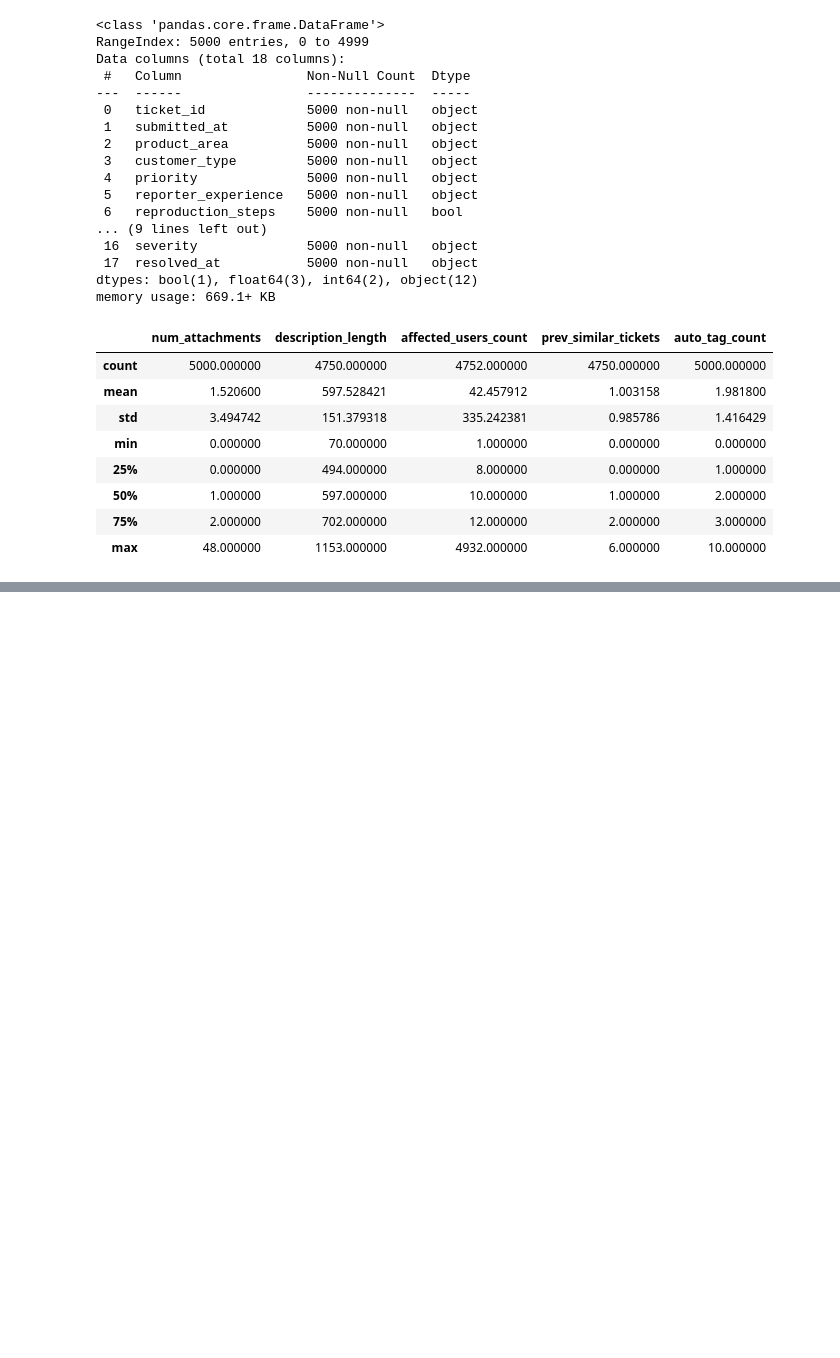
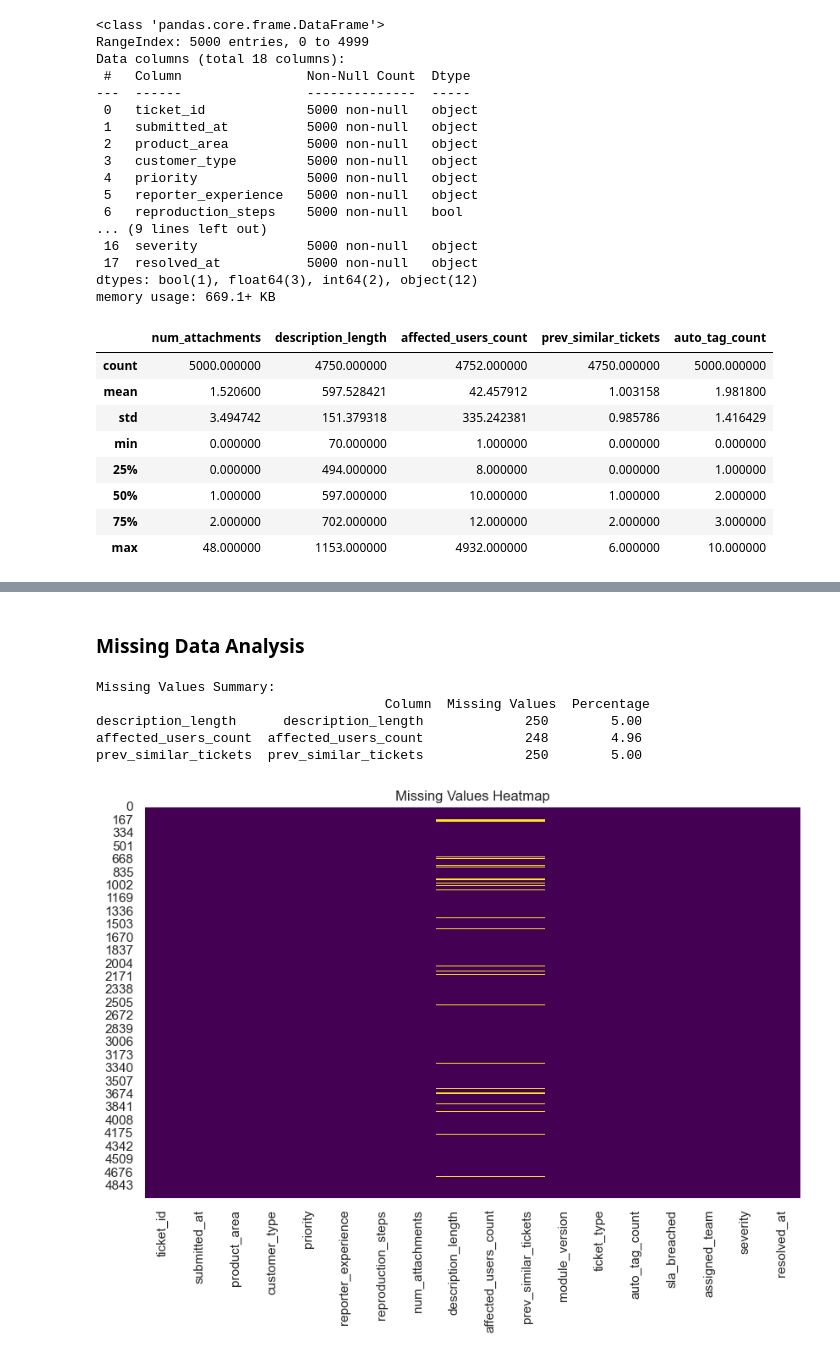
Before and after one commit to getrudeHarriet/Bug-Severity-ML-Project, a Jupyter notebook: notebook/CleaningandEDA.ipynb, the cells around one changed output, grey strips where cells are left out. Saved outputs shown, nothing was run; the diff lists cells and outputs as text; code cells hidden in the pictures; blank space fills up the shorter version.

```diff
--- a/notebook/CleaningandEDA.ipynb
+++ b/notebook/CleaningandEDA.ipynb
@@ -95 +93,25 @@ dtype: int64
+# %% [markdown]
+### Missing Data Analysis
+# %%
+# Calculate missing values
+missing_values = pd.DataFrame({
+    'Column': df.columns,
+    'Missing Values': df.isnull().sum().values,
+    'Percentage': (df.isnull().sum() / len(df) * 100).round(2)
+})
+missing_values = missing_values[missing_values['Missing Values'] > 0]
+print("\nMissing Values Summary:\n", missing_values)
+
+# Visualize missing values
+plt.figure(figsize=(10, 6))
+sns.heatmap(df.isnull(), cbar=False, cmap='viridis')
+plt.title('Missing Values Heatmap')
+plt.show()
+# %% [output]
+Missing Values Summary:
+                                     Column  Missing Values  Percentage
+description_length      description_length             250        5.00
+affected_users_count  affected_users_count             248        4.96
+prev_similar_tickets  prev_similar_tickets             250        5.00
+[figure, added]
 # %%
```
Also changed, not shown: parts of 31 cells of this notebook, 2 other files.
